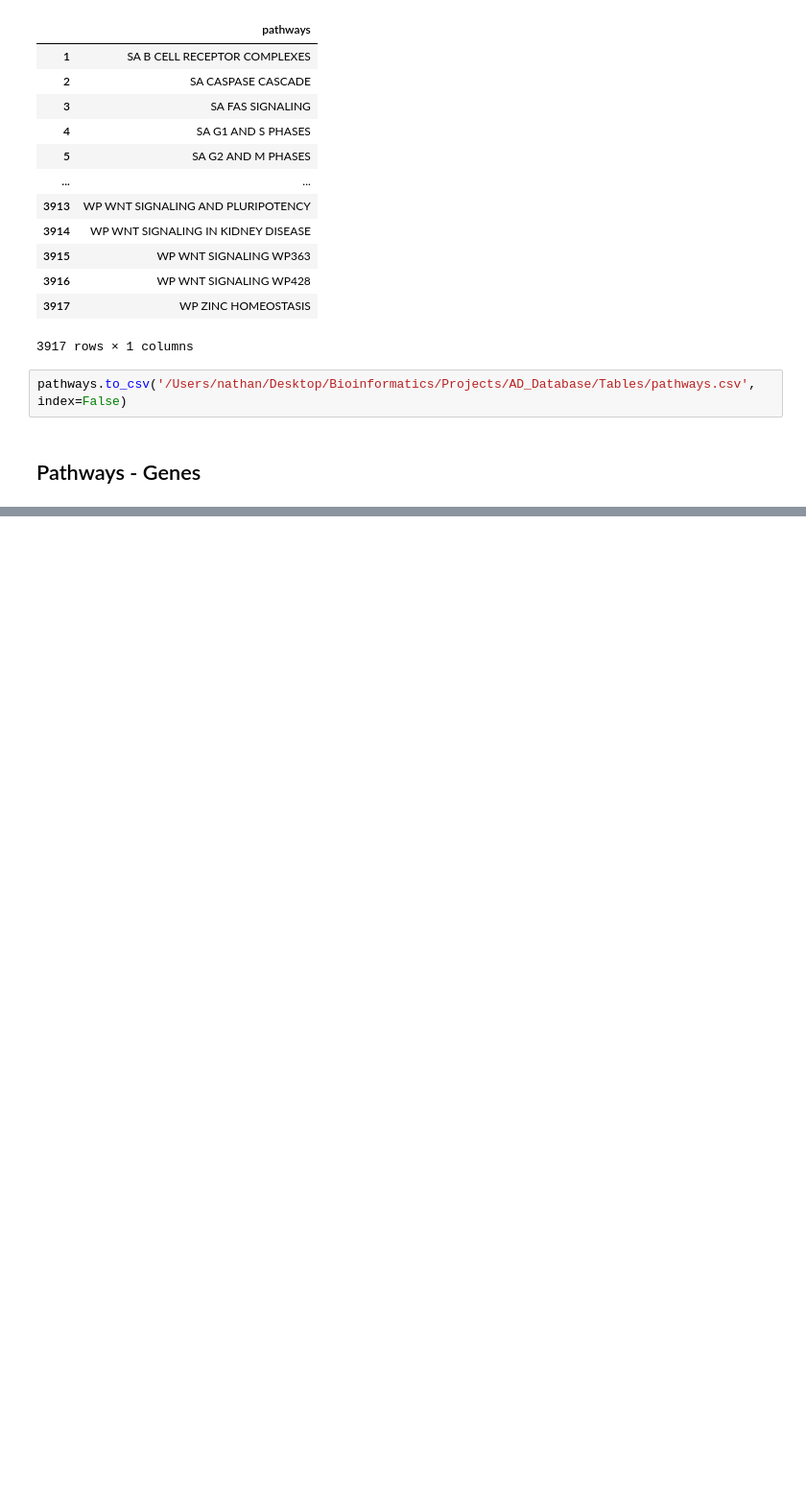
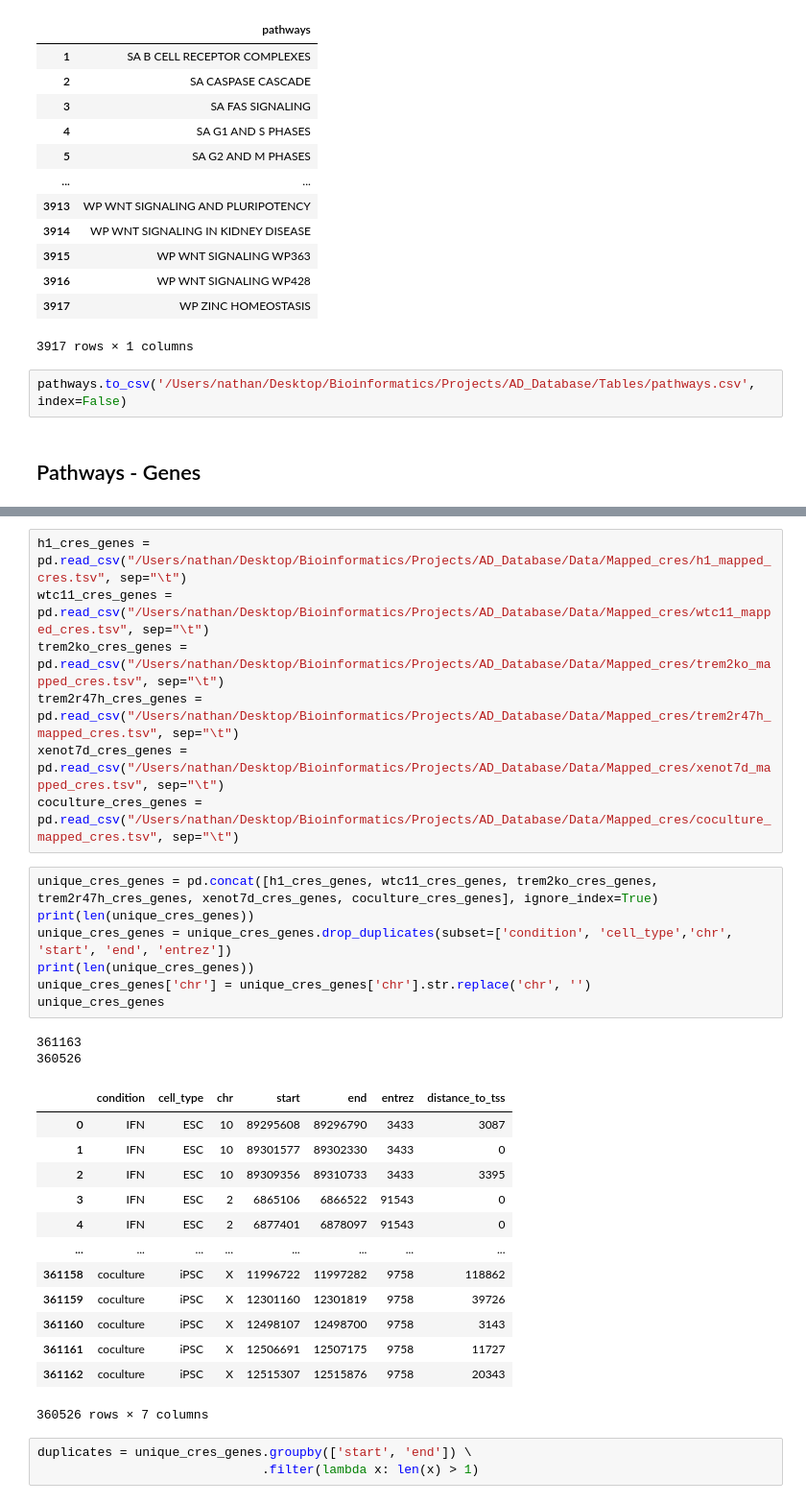
Before and after one commit to Nathan2400912/AD_Database, a Jupyter notebook: data_parsing.ipynb, the cells around one changed output, grey strips where cells are left out. Shown at 96% size. Cells and saved outputs as stored; diff of their text form; blank space fills up the shorter version.

```diff
--- a/data_parsing.ipynb
+++ b/data_parsing.ipynb
@@ -588,0 +842,33 @@ Columns in TREM2_R47H_gsea_genes.csv:
+# %%
+h1_cres_genes = pd.read_csv("/Users/nathan/Desktop/Bioinformatics/Projects/AD_Database/Data/Mapped_cres/h1_mapped_cres.tsv", sep="\t")
+wtc11_cres_genes = pd.read_csv("/Users/nathan/Desktop/Bioinformatics/Projects/AD_Database/Data/Mapped_cres/wtc11_mapped_cres.tsv", sep="\t")
+trem2ko_cres_genes = pd.read_csv("/Users/nathan/Desktop/Bioinformatics/Projects/AD_Database/Data/Mapped_cres/trem2ko_mapped_cres.tsv", sep="\t")
+trem2r47h_cres_genes = pd.read_csv("/Users/nathan/Desktop/Bioinformatics/Projects/AD_Database/Data/Mapped_cres/trem2r47h_mapped_cres.tsv", sep="\t")
+xenot7d_cres_genes = pd.read_csv("/Users/nathan/Desktop/Bioinformatics/Projects/AD_Database/Data/Mapped_cres/xenot7d_mapped_cres.tsv", sep="\t")
+coculture_cres_genes = pd.read_csv("/Users/nathan/Desktop/Bioinformatics/Projects/AD_Database/Data/Mapped_cres/coculture_mapped_cres.tsv", sep="\t")
+# %%
+unique_cres_genes = pd.concat([h1_cres_genes, wtc11_cres_genes, trem2ko_cres_genes, trem2r47h_cres_genes, xenot7d_cres_genes, coculture_cres_genes], ignore_index=True)
+print(len(unique_cres_genes))
+unique_cres_genes = unique_cres_genes.drop_duplicates(subset=['condition', 'cell_type','chr', 'start', 'end', 'entrez'])
+print(len(unique_cres_genes))
+unique_cres_genes['chr'] = unique_cres_genes['chr'].str.replace('chr', '')
+unique_cres_genes
+# %% [output]
+361163
+360526
+|  | condition | cell_type | chr | start | end | entrez | distance_to_tss |
+| 0 | IFN | ESC | 10 | 89295608 | 89296790 | 3433 | 3087 |
+| 1 | IFN | ESC | 10 | 89301577 | 89302330 | 3433 | 0 |
+| 2 | IFN | ESC | 10 | 89309356 | 89310733 | 3433 | 3395 |
+| 3 | IFN | ESC | 2 | 6865106 | 6866522 | 91543 | 0 |
+| 4 | IFN | ESC | 2 | 6877401 | 6878097 | 91543 | 0 |
+| ... | ... | ... | ... | ... | ... | ... | ... |
+| 361158 | coculture | iPSC | X | 11996722 | 11997282 | 9758 | 118862 |
+| 361159 | coculture | iPSC | X | 12301160 | 12301819 | 9758 | 39726 |
+| 361160 | coculture | iPSC | X | 12498107 | 12498700 | 9758 | 3143 |
+| 361161 | coculture | iPSC | X | 12506691 | 12507175 | 9758 | 11727 |
+| 361162 | coculture | iPSC | X | 12515307 | 12515876 | 9758 | 20343 |
+360526 rows × 7 columns
+# %%
+duplicates = unique_cres_genes.groupby(['start', 'end']) \
+                              .filter(lambda x: len(x) > 1)
```
Also changed, not shown: parts of 25 cells of this notebook, 1 other file.
